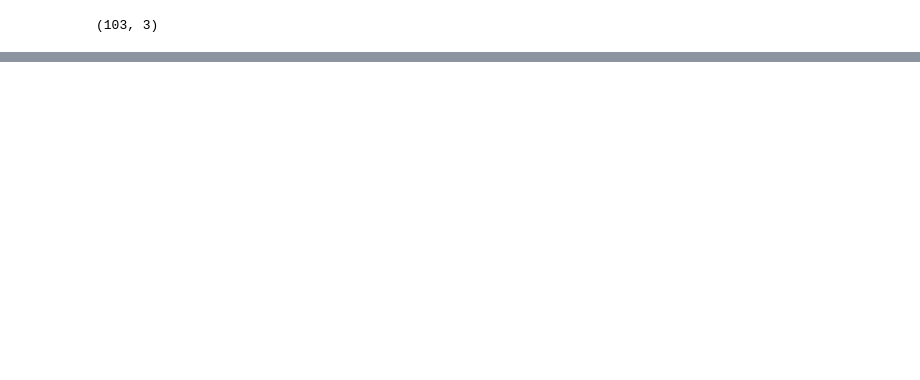
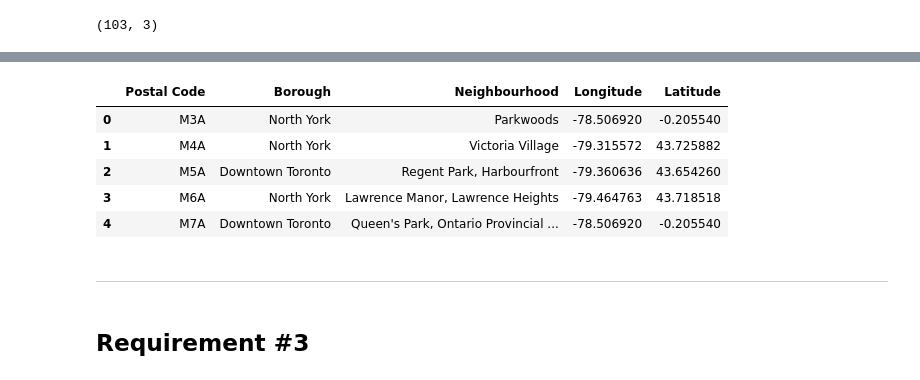
Before and after one commit to haithamm/Coursera_Capstone, a Jupyter notebook: Segmenting and Clustering Neighborhoods in Toronto.ipynb, the cells around one changed output, grey strips where cells are left out. Cells and saved outputs as stored; diff of their text form; code cells hidden in the pictures; blank space fills up the shorter version.

```diff
--- a/Segmenting and Clustering Neighborhoods in Toronto.ipynb
+++ b/Segmenting and Clustering Neighborhoods in Toronto.ipynb
@@ -96,0 +193,8 @@ df_codes.head(11)
+# %%
+# Load the geolocation data CSV file to use when no location is found from the GeoCoder
+geo_lookup = pd.read_csv("http://cocl.us/Geospatial_data")
+geo_lookup.head()
+geo_lookup['Longitude'] = geo_lookup['Longitude'].astype(float)
+geo_lookup['Latitude'] = geo_lookup['Latitude'].astype(float)
+geo_lookup.set_index('Postal Code')
+geo_lookup.head()
@@ -100,0 +215,34 @@ df_codes.shape
+# %%
+# import geocoder
+import geocoder
+from geopy.geocoders import Nominatim
+base_address = 'Canada'
+geolocator = Nominatim(user_agent="canada_explorer")
+location = geolocator.geocode(base_address)
+ca_latitude = location.latitude
+ca_longitude = location.longitude
+print('The geograpical coordinate of Canada are {}, {}.'.format(ca_latitude, ca_longitude))
+
+latitude = 0.0
+longitude = 0.0
+
+for index, row in df_codes.iterrows():
+    neighbourhood = row['Neighbourhood']
+    borough = row['Borough']
+    postal_code = row['Postal Code']
+    address =  postal_code  + ', ' + base_address #+ ',' + borough
+    location = geolocator.geocode(address)
+    if(location is not None):
+        latitude = location.latitude
+        longitude = location.longitude
+#         print('Geolocation Found {} Long/Lat {}/{}'.format(address, longitude, latitude))
+    else:
+        df = geo_lookup[geo_lookup['Postal Code'].isin([postal_code])]
+        if (df is not None):
+            longitude = df['Longitude'].iloc[0]
+            latitude =df['Latitude'].iloc[0]
+#             print('Found {} Long/Lat {}/{} using Location Lookup table'.format(address, longitude, latitude))
+    df_codes['Longitude'][index] = float(longitude)
+    df_codes['Latitude'][index] = float(latitude)
+    longitude = 0.0
+    latitude = 0.0
@@ -100,0 +257,15 @@ df_codes.shape
+# %%
+df_codes.head()
+# %% [output]
+|  | Postal Code | Borough | Neighbourhood | Longitude | Latitude |
+| 0 | M3A | North York | Parkwoods | -78.506920 | -0.205540 |
+| 1 | M4A | North York | Victoria Village | -79.315572 | 43.725882 |
+| 2 | M5A | Downtown Toronto | Regent Park, Harbourfront | -79.360636 | 43.654260 |
+| 3 | M6A | North York | Lawrence Manor, Lawrence Heights | -79.464763 | 43.718518 |
+| 4 | M7A | Downtown Toronto | Queen's Park, Ontario Provincial ... | -78.506920 | -0.205540 |
+# %% [markdown]
+***
+# %% [markdown]
+<a id='item3'></a>
+
+## Requirement #3
```
Also changed, not shown: parts of 31 cells of this notebook.
